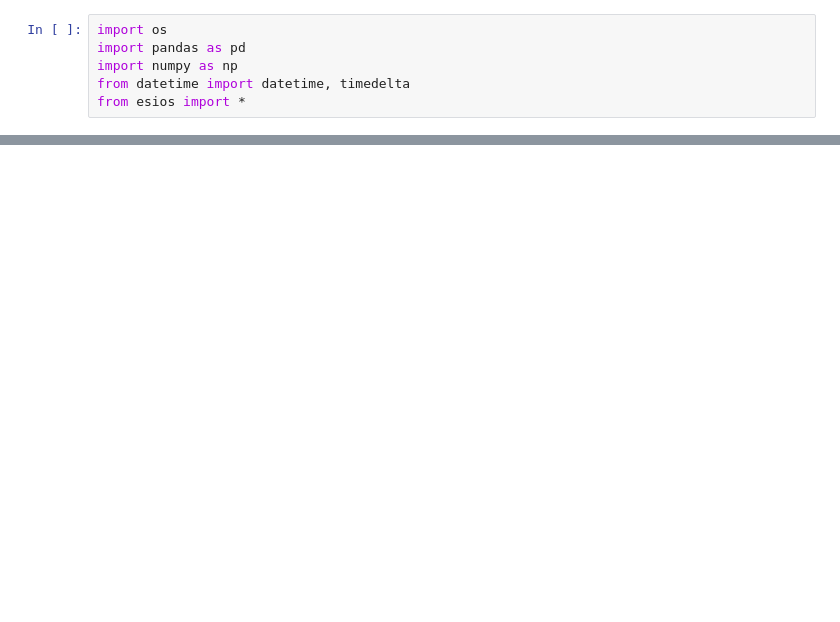
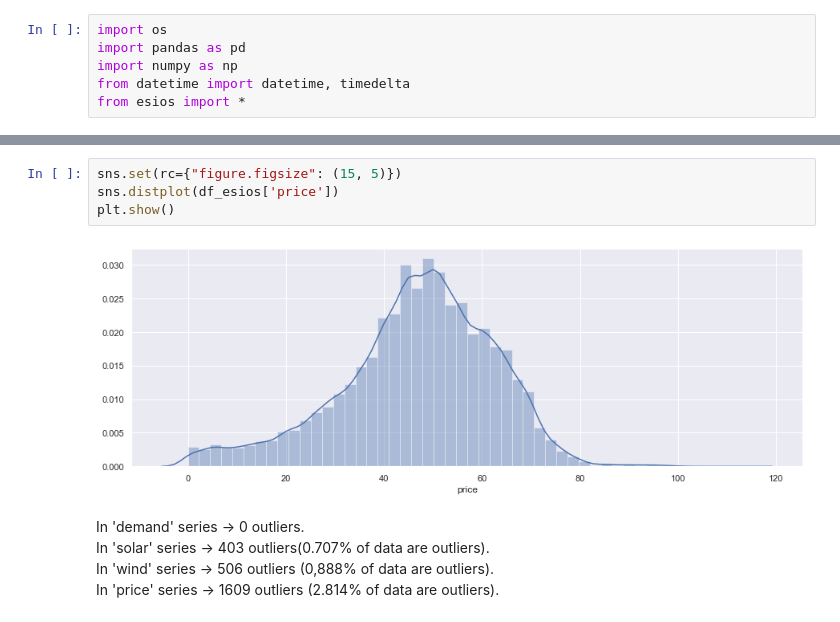
Before and after one commit to clagodmor/deep_price_forecast, a Jupyter notebook: DATA/Get_data.ipynb, the cells around one changed output, grey strips where cells are left out. Drawn from its saved outputs; the diff is of its cells as text; blank space fills up the shorter version.

```diff
--- a/DATA/Get_data.ipynb
+++ b/DATA/Get_data.ipynb
@@ -439,0 +238,11 @@ alt.layer(
+# %%
+sns.set(rc={"figure.figsize": (15, 5)})
+sns.distplot(df_esios['price'])
+plt.show()
+# %% [output]
+[figure, added]
+# %% [markdown]
+In 'demand' series -> 0 outliers.<br>
+In 'solar' series -> 403 outliers(0.707% of data are outliers).<br>
+In 'wind' series -> 506 outliers (0,888% of data are outliers).<br>
+In 'price' series -> 1609 outliers (2.814% of data are outliers).<br>
```
Also changed, not shown: parts of 84 cells of this notebook.
